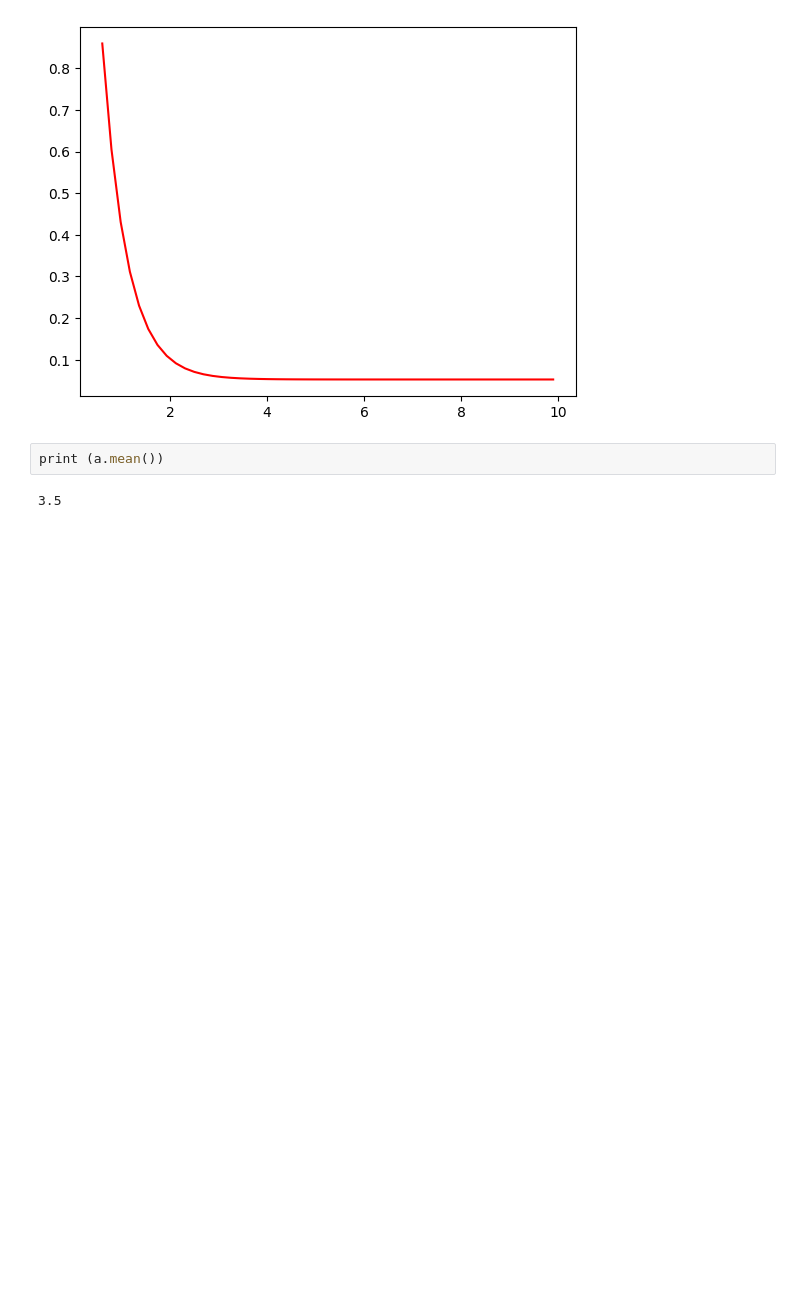
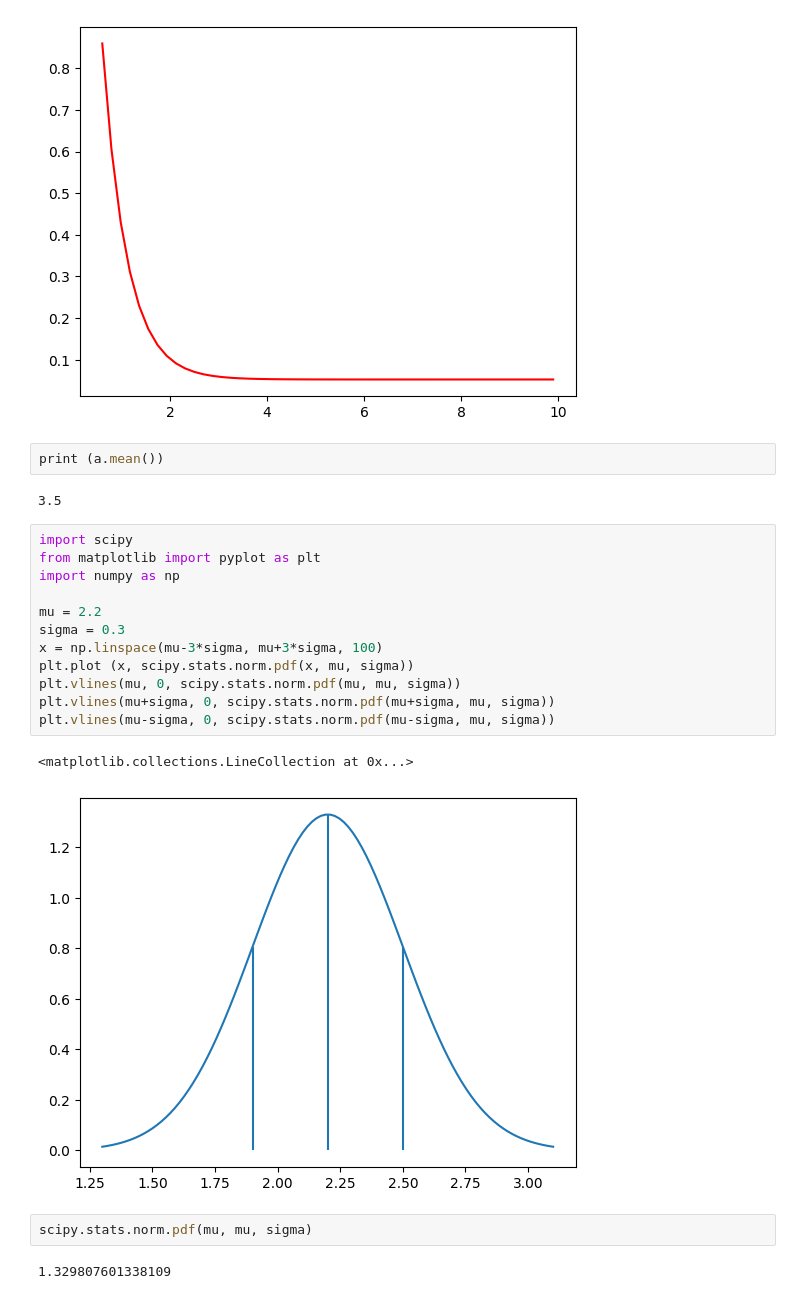
Before and after one commit to kmrakovcic/Mulan, a Jupyter notebook: data_acc_tests.ipynb, the cells around one changed output. Cells and saved outputs as stored; diff of their text form; blank space fills up the shorter version.

```diff
--- a/data_acc_tests.ipynb
+++ b/data_acc_tests.ipynb
@@ -200,3 +200,22 @@ plt.show
 print (a.mean())
 # %% [output]
 3.5
+# %%
+import scipy
+from matplotlib import pyplot as plt
+import numpy as np
+
+mu = 2.2
+sigma = 0.3
+x = np.linspace(mu-3*sigma, mu+3*sigma, 100)
+plt.plot (x, scipy.stats.norm.pdf(x, mu, sigma))
+plt.vlines(mu, 0, scipy.stats.norm.pdf(mu, mu, sigma))
+plt.vlines(mu+sigma, 0, scipy.stats.norm.pdf(mu+sigma, mu, sigma))
+plt.vlines(mu-sigma, 0, scipy.stats.norm.pdf(mu-sigma, mu, sigma))
+# %% [output]
+<matplotlib.collections.LineCollection at 0x...>
+[figure, added]
+# %%
+scipy.stats.norm.pdf(mu, mu, sigma)
+# %% [output]
+1.329807601338109
```
Also changed, not shown: 1 other file.
